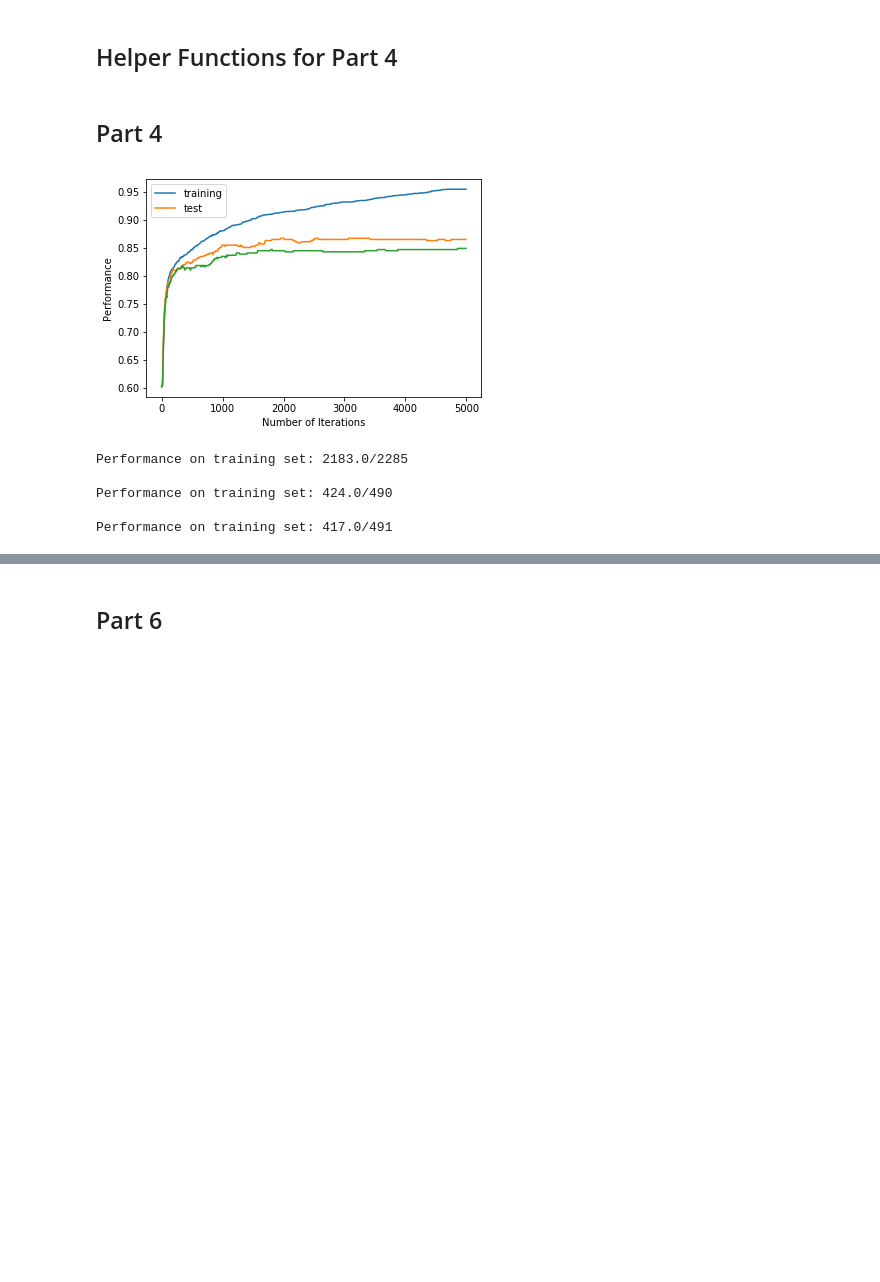
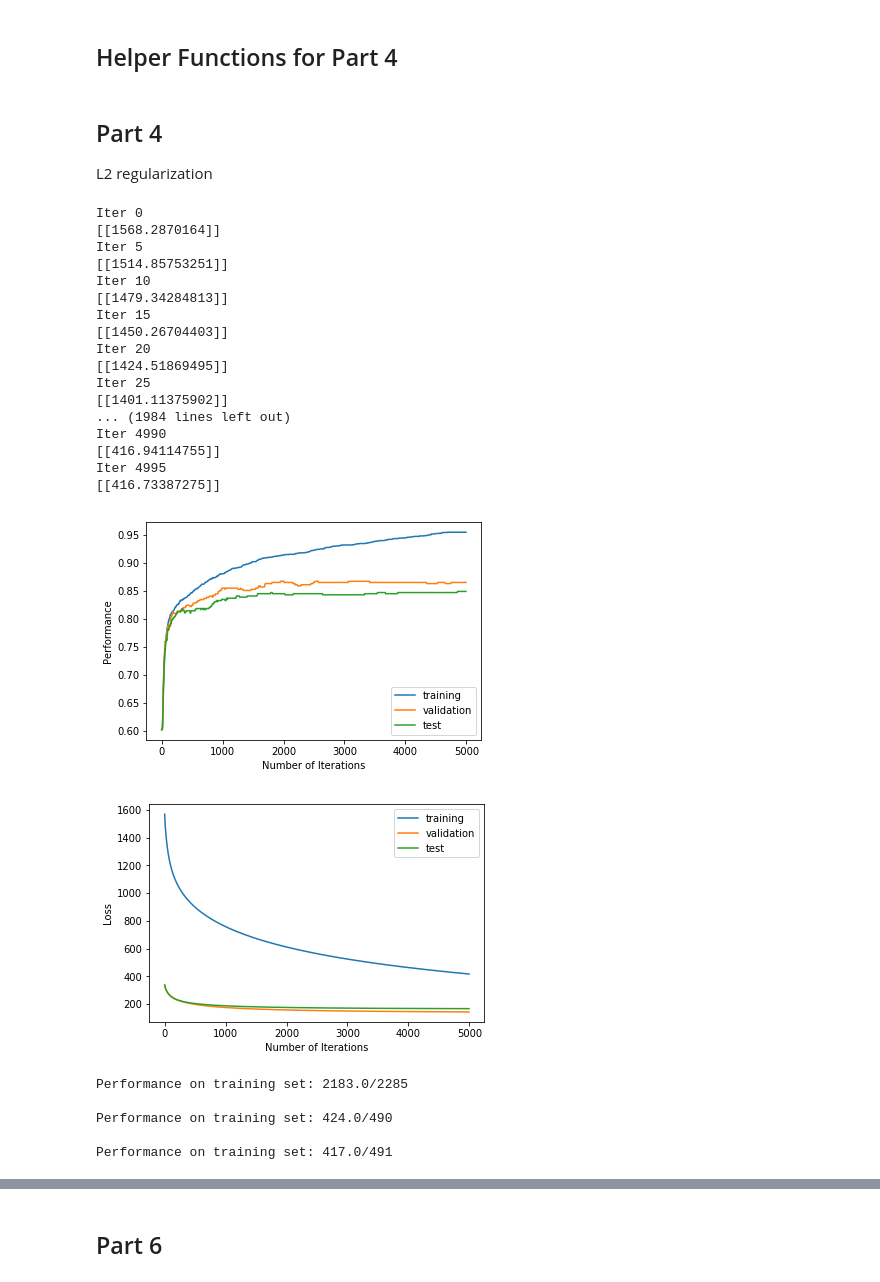
Before and after one commit to zach2017zhang/RoboYear3, a Jupyter notebook: CSC411/CSC411 Project 3.ipynb, the cells around one changed output, grey strips where cells are left out. Cells and saved outputs as stored; diff of their text form; code cells hidden in the pictures; blank space fills up the shorter version.

```diff
--- a/CSC411/CSC411 Project 3.ipynb
+++ b/CSC411/CSC411 Project 3.ipynb
@@ -469,7 +473,7 @@ def performance(x, y, W, print_output = False,report = "test set"):
 
     return result/x.shape[1]
 # %%
-def grad_descent(f, df, loss, x, y, init_t,training_xy,validation_xy,test_xy, lam = 0.0001, alpha=0.0001, max_iter=5000, EPS = 1e-5, learningCurve = True):
+def grad_descent(f, df, loss, x, y, init_t,training_xy,validation_xy,test_xy, lam = 0.0001, alpha=0.0001, max_iter=50, EPS = 1e-5, learningCurve = True):
     v = np.zeros((init_t.shape[0],init_t.shape[1])) #used for momentum
     prev_t = init_t-10*EPS
     t = init_t.copy()
@@ -480,6 +484,10 @@ def grad_descent(f, df, loss, x, y, init_t,training_xy,validation_xy,test_xy, la
     performance_training = []
     performance_validation = []
     performance_test = []
+    loss_training = []
+    loss_validation = []
+    loss_test = []
+
 
     while norm(t - prev_t) >  EPS and iter < max_iter:
 
@@ -488,29 +496,46 @@ def grad_descent(f, df, loss, x, y, init_t,training_xy,validation_xy,test_xy, la
         t -= alpha*df(y, f(x,t), x, t, lam)
 
         if iter % 5 == 0:
-            #print "Iter", iter
-            #print loss(y, f(x,t),lam, t)
+            print "Iter", iter
+            print loss(y, f(x,t),lam, t)
             num_iter.append(iter)
+
             performance_training.append(performance(training_xy[:-1,:], training_xy[-1,:], t))
             performance_validation.append(performance(validation_xy[:-1,:], validation_xy[-1,:], t))
             performance_test.append(performance(test_xy[:-1,:], test_xy[-1,:], t))
 
+            loss_training.append(loss(training_xy[-1,:], f(training_xy[:-1,:],t),lam, t)[0,0])
+            loss_validation.append(loss(validation_xy[-1,:], f(validation_xy[:-1,:],t),lam, t)[0,0])
+            loss_test.append(loss(test_xy[-1,:], f(test_xy[:-1,:],t),lam, t)[0,0])
+
         iter += 1
 
     if learningCurve:
+
+        figure(1)
         plt.plot(num_iter, performance_training,'-')
         plt.plot(num_iter, performance_validation,'-')
         plt.plot(num_iter, performance_test,'-')
-        plt.legend(['training', 'test'])
+        plt.legend(['training', 'validation', 'test'])
         plt.xlabel('Number of Iterations')
         plt.ylabel('Performance')
         plt.show()
 
+        figure(2)
+        plt.plot(num_iter, loss_training,'-')
+        plt.plot(num_iter, loss_validation,'-')
+        plt.plot(num_iter, loss_test,'-')
+        plt.legend(['training', 'validation', 'test'])
+        plt.xlabel('Number of Iterations')
+        plt.ylabel('Loss')
+        plt.show()
+
     return t
 # %% [markdown]
 ## Part 4
+L2 regularization
 # %%
-def part4(seed = 0):
+def part4(seed = 0, printResult = True):
     np.random.seed(seed)
     fakeNews, realNews = getNews()
     trainingSet, validationSet, testSet = dataSetSplit(fakeNews, realNews)
@@ -521,21 +546,40 @@ def part4(seed = 0):
     test_xy = generateData(wordBase, testSet)
 
     W = np.random.normal(0.,0.,[len(wordBase)+1,1])
-    trainedW = grad_descent(forward, backward, NLL, training_xy[:-1,:], training_xy[-1,:], W, training_xy,validation_xy, test_xy)
+    trainedW = grad_descent(forward, backward, NLL, training_xy[:-1,:], training_xy[-1,:], W, training_xy,validation_xy, test_xy, max_iter=5000)
 
-    performance(training_xy[:-1,:], training_xy[-1,:], trainedW, print_output = True,report = "training set")
-    performance(validation_xy[:-1,:], validation_xy[-1,:], trainedW, print_output = True,report = "training set")
-    performance(test_xy[:-1,:], test_xy[-1,:], trainedW, print_output = True,report = "training set")
+    if printResult:
+        performance(training_xy[:-1,:], training_xy[-1,:], trainedW, print_output = True,report = "training set")
+        performance(validation_xy[:-1,:], validation_xy[-1,:], trainedW, print_output = True,report = "training set")
+        performance(test_xy[:-1,:], test_xy[-1,:], trainedW, print_output = True,report = "training set")
 
-    return training_xy, validation_xy, test_xy, trainedW
+    return wordBase, trainedW
 # %%
-training_xy, validation_xy, test_xy, trainedW = part4()
+wordBase, trainedW = part4()
 # %% [output]
+Iter 0
+[[1568.2870164]]
+Iter 5
+[[1514.85753251]]
+Iter 10
+[[1479.34284813]]
+Iter 15
+[[1450.26704403]]
+Iter 20
+[[1424.51869495]]
+Iter 25
+[[1401.11375902]]
+... (1984 lines left out)
+Iter 4990
+[[416.94114755]]
+Iter 4995
+[[416.73387275]]
-[figure, old version]
+[figure, new version]
-Performance on training set: 2183.0/2285
-
-Performance on training set: 424.0/490
-
-Performance on training set: 417.0/491
+[figure, added]
+Performance on training set: 2183.0/2285
+
+Performance on training set: 424.0/490
+
+Performance on training set: 417.0/491
 # %% [markdown]
 ## Part 5
```
Also changed, not shown: parts of 26 cells of this notebook.
